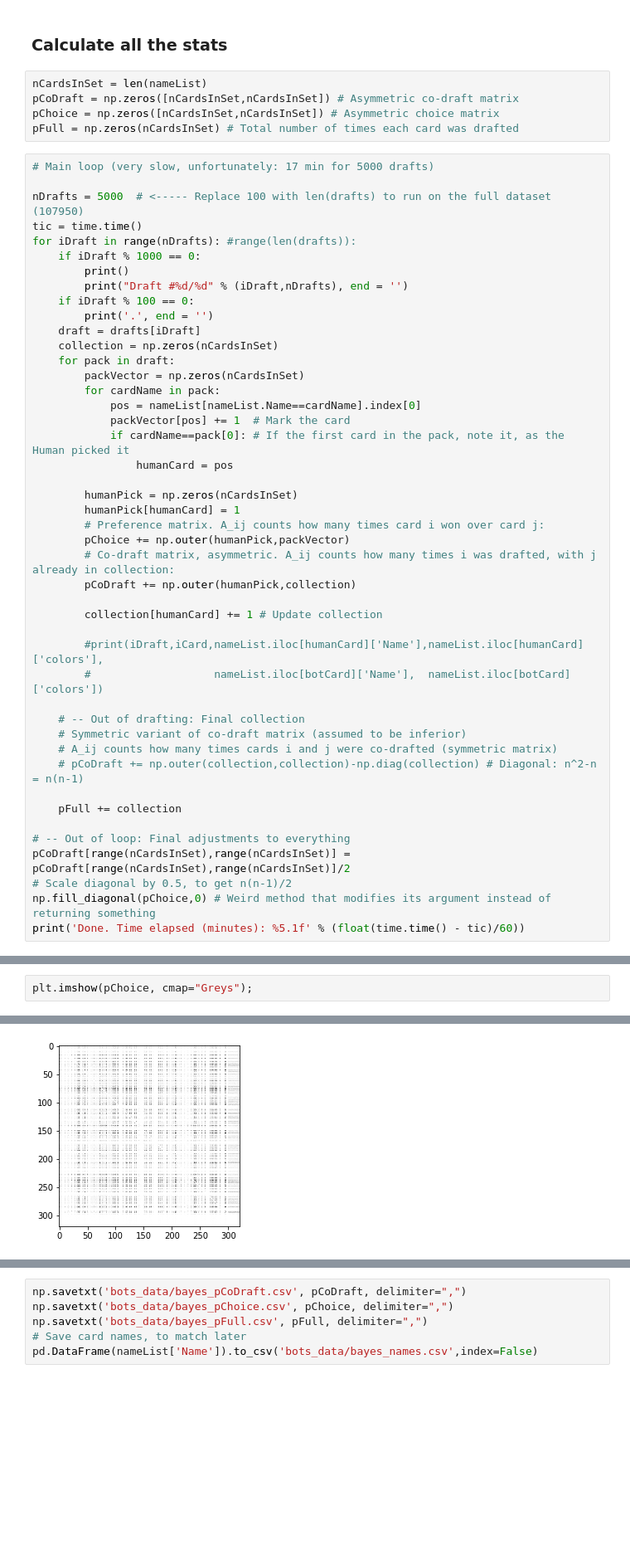
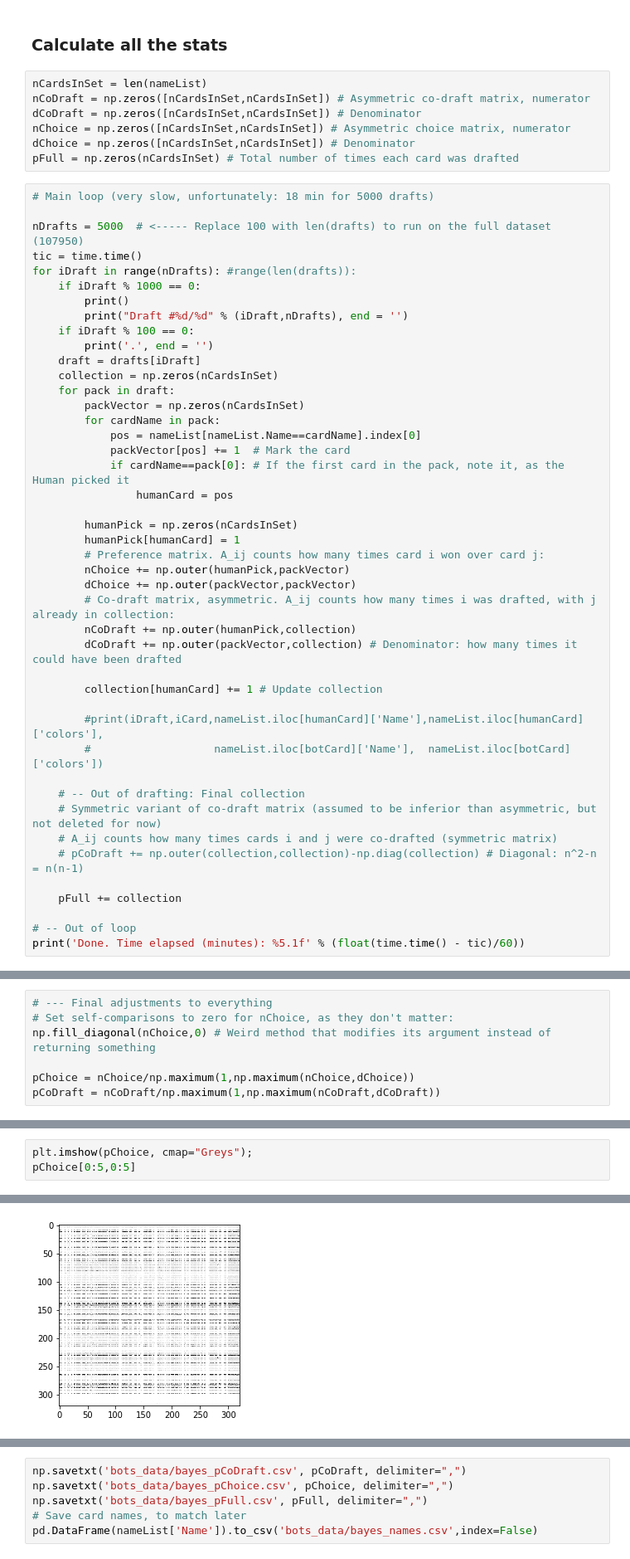
Before and after one commit to khakhalin/MTG, a Jupyter notebook: bots/akh_bayesian_preprocessor.ipynb, the cells around one changed output, grey strips where cells are left out. Shown at 83% size. Saved outputs shown, nothing was run; the diff lists cells and outputs as text; blank space fills up the shorter version.

Commit message:
Bayes bot: drafting statistics reworked

```diff
--- a/bots/akh_bayesian_preprocessor.ipynb
+++ b/bots/akh_bayesian_preprocessor.ipynb
@@ -96,11 +96,13 @@ Draft #100
 ### Calculate all the stats
 # %%
 nCardsInSet = len(nameList)
-pCoDraft = np.zeros([nCardsInSet,nCardsInSet]) # Asymmetric co-draft matrix
-pChoice = np.zeros([nCardsInSet,nCardsInSet]) # Asymmetric choice matrix
+nCoDraft = np.zeros([nCardsInSet,nCardsInSet]) # Asymmetric co-draft matrix, numerator
+dCoDraft = np.zeros([nCardsInSet,nCardsInSet]) # Denominator
+nChoice = np.zeros([nCardsInSet,nCardsInSet]) # Asymmetric choice matrix, numerator
+dChoice = np.zeros([nCardsInSet,nCardsInSet]) # Denominator
 pFull = np.zeros(nCardsInSet) # Total number of times each card was drafted
 # %%
-# Main loop (very slow, unfortunately: 17 min for 5000 drafts)
+# Main loop (very slow, unfortunately: 18 min for 5000 drafts)
 
 nDrafts = 5000  # <----- Replace 100 with len(drafts) to run on the full dataset (107950)
 tic = time.time()
@@ -123,9 +125,11 @@ for iDraft in range(nDrafts): #range(len(drafts)):
         humanPick = np.zeros(nCardsInSet)
         humanPick[humanCard] = 1
         # Preference matrix. A_ij counts how many times card i won over card j:
-        pChoice += np.outer(humanPick,packVector)
+        nChoice += np.outer(humanPick,packVector)
+        dChoice += np.outer(packVector,packVector)
         # Co-draft matrix, asymmetric. A_ij counts how many times i was drafted, with j already in collection:
-        pCoDraft += np.outer(humanPick,collection)
+        nCoDraft += np.outer(humanPick,collection)
+        dCoDraft += np.outer(packVector,collection) # Denominator: how many times it could have been drafted
 
         collection[humanCard] += 1 # Update collection
 
@@ -133,16 +137,13 @@ for iDraft in range(nDrafts): #range(len(drafts)):
         #                   nameList.iloc[botCard]['Name'],  nameList.iloc[botCard]['colors'])
 
     # -- Out of drafting: Final collection
-    # Symmetric variant of co-draft matrix (assumed to be inferior)
+    # Symmetric variant of co-draft matrix (assumed to be inferior than asymmetric, but not deleted for now)
     # A_ij counts how many times cards i and j were co-drafted (symmetric matrix)
     # pCoDraft += np.outer(collection,collection)-np.diag(collection) # Diagonal: n^2-n = n(n-1)
 
     pFull += collection
 
-# -- Out of loop: Final adjustments to everything
-pCoDraft[range(nCardsInSet),range(nCardsInSet)] = pCoDraft[range(nCardsInSet),range(nCardsInSet)]/2
-# Scale diagonal by 0.5, to get n(n-1)/2
-np.fill_diagonal(pChoice,0) # Weird method that modifies its argument instead of returning something
+# -- Out of loop
 print('Done. Time elapsed (minutes): %5.1f' % (float(time.time() - tic)/60))
 # %% [output]
 Draft #0/5000..........
@@ -152,0 +154,7 @@ Draft #4000/5000..........Done. Time elapsed (minutes):  17.0
+# %%
+# --- Final adjustments to everything
+# Set self-comparisons to zero for nChoice, as they don't matter:
+np.fill_diagonal(nChoice,0) # Weird method that modifies its argument instead of returning something
+
+pChoice = nChoice/np.maximum(1,np.maximum(nChoice,dChoice))
+pCoDraft = nCoDraft/np.maximum(1,np.maximum(nCoDraft,dCoDraft))
@@ -157,3 +199,4 @@ plt.imshow(pCoDraft, cmap="Greys");
 # %%
 plt.imshow(pChoice, cmap="Greys");
+pChoice[0:5,0:5]
 # %% [output]
@@ -160 +208 @@ plt.imshow(pChoice, cmap="Greys");
-[figure, old version]
+[figure, new version]
```
Also changed, not shown: parts of 11 cells of this notebook, 2 other files.
